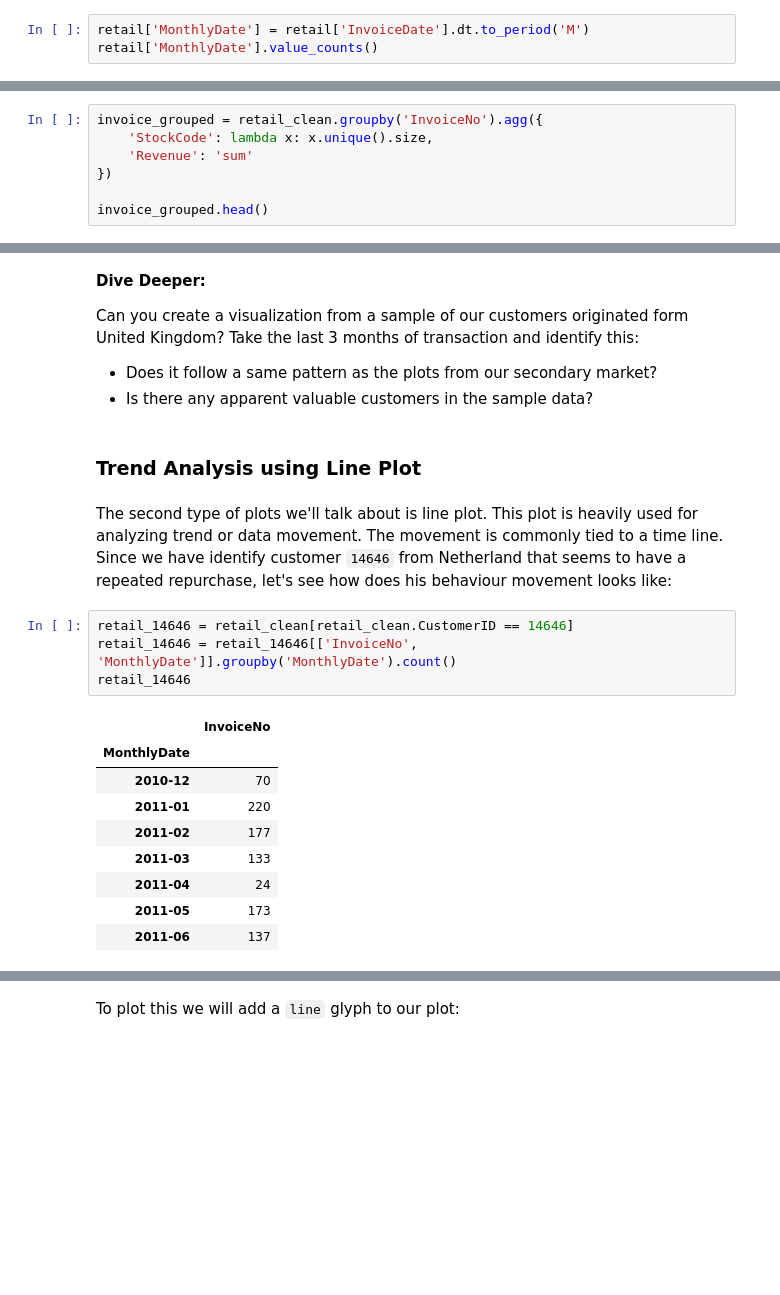
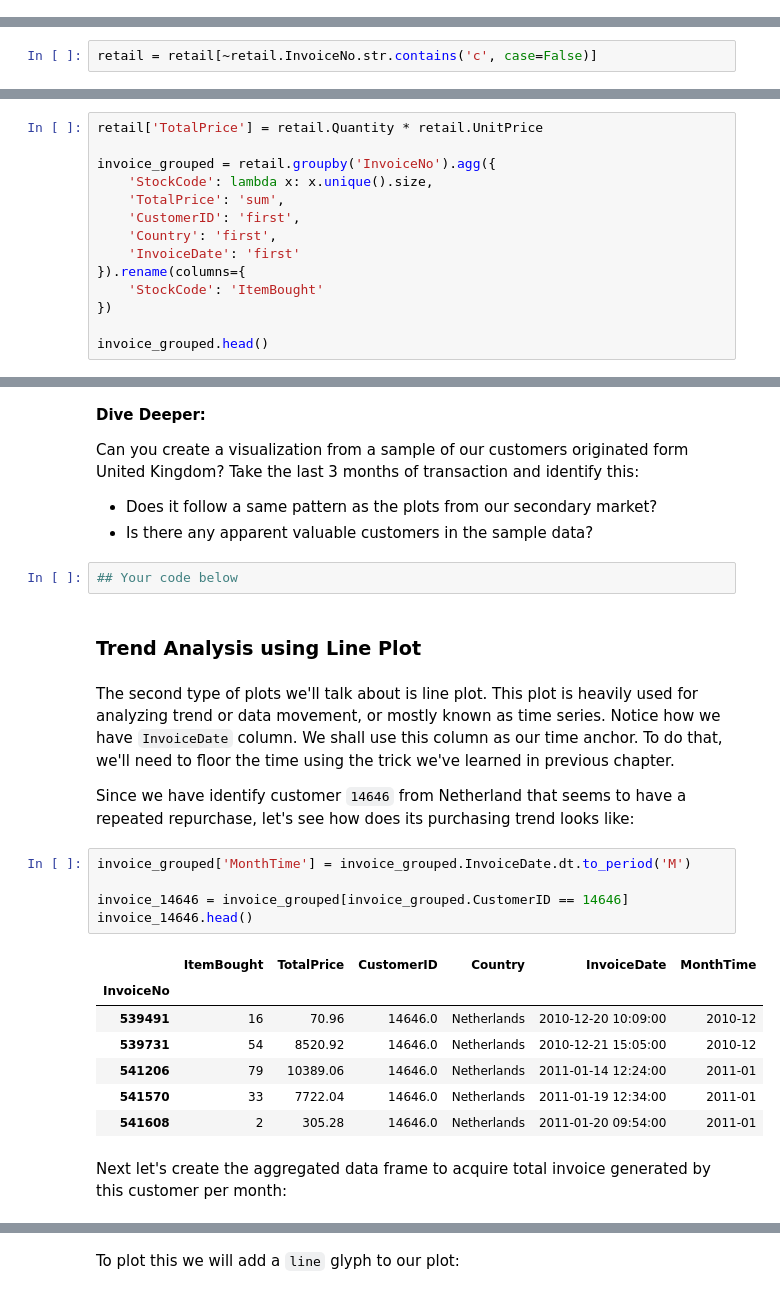
Before and after one commit to onlyphantom/tokopedia-fundamentals, a Jupyter notebook: 3_PythonDV/03_DV-in-Python.ipynb, the cells around one changed output, grey strips where cells are left out. Drawn from its saved outputs; the diff is of its cells as text; blank space fills up the shorter version.

```diff
--- a/3_PythonDV/03_DV-in-Python.ipynb
+++ b/3_PythonDV/03_DV-in-Python.ipynb
@@ -173,3 +206,0 @@ One more date feature extraction:
-# %%
-retail['MonthlyDate'] = retail['InvoiceDate'].dt.to_period('M')
-retail['MonthlyDate'].value_counts()
@@ -197,0 +218,2 @@ It is said that the `InvoiceNo` is uniquely assigned for each transaction, but i
+# %%
+retail = retail[~retail.InvoiceNo.str.contains('c', case=False)]
@@ -197,0 +224,14 @@ It is said that the `InvoiceNo` is uniquely assigned for each transaction, but i
+# %%
+retail['TotalPrice'] = retail.Quantity * retail.UnitPrice
+
+invoice_grouped = retail.groupby('InvoiceNo').agg({
+    'StockCode': lambda x: x.unique().size,
+    'TotalPrice': 'sum',
+    'CustomerID': 'first',
+    'Country': 'first',
+    'InvoiceDate': 'first'
+}).rename(columns={
+    'StockCode': 'ItemBought'
+})
+
+invoice_grouped.head()
@@ -231,7 +253,0 @@ dtype: object
-# %%
-invoice_grouped = retail_clean.groupby('InvoiceNo').agg({
-    'StockCode': lambda x: x.unique().size,
-    'Revenue': 'sum'
-})
-
-invoice_grouped.head()
@@ -336,21 +357,26 @@ Can you create a visualization from a sample of our customers originated form Un
 
 - Does it follow a same pattern as the plots from our secondary market?
 - Is there any apparent valuable customers in the sample data?
+# %%
+## Your code below
 # %% [markdown]
 ### Trend Analysis using Line Plot
 # %% [markdown]
-The second type of plots we'll talk about is line plot. This plot is heavily used for analyzing trend or data movement. The movement is commonly tied to a time line. Since we have identify customer `14646` from Netherland that seems to have a repeated repurchase, let's see how does his behaviour movement looks like:
+The second type of plots we'll talk about is line plot. This plot is heavily used for analyzing trend or data movement, or mostly known as time series. Notice how we have `InvoiceDate` column. We shall use this column as our time anchor. To do that, we'll need to floor the time using the trick we've learned in previous chapter.
+
+Since we have identify customer `14646` from Netherland that seems to have a repeated repurchase, let's see how does its purchasing trend looks like:
-# %%
-retail_14646 = retail_clean[retail_clean.CustomerID == 14646]
-retail_14646 = retail_14646[['InvoiceNo', 'MonthlyDate']].groupby('MonthlyDate').count()
-retail_14646
-# %% [output]
-|  | InvoiceNo |
-| MonthlyDate |  |
-| 2010-12 | 70 |
-| 2011-01 | 220 |
-| 2011-02 | 177 |
-| 2011-03 | 133 |
-| 2011-04 | 24 |
-| 2011-05 | 173 |
-| 2011-06 | 137 |
+# %%
+invoice_grouped['MonthTime'] = invoice_grouped.InvoiceDate.dt.to_period('M')
+
+invoice_14646 = invoice_grouped[invoice_grouped.CustomerID == 14646]
+invoice_14646.head()
+# %% [output]
+|  | ItemBought | TotalPrice | CustomerID | Country | InvoiceDate | MonthTime |
+| InvoiceNo |  |  |  |  |  |  |
+| 539491 | 16 | 70.96 | 14646.0 | Netherlands | 2010-12-20 10:09:00 | 2010-12 |
+| 539731 | 54 | 8520.92 | 14646.0 | Netherlands | 2010-12-21 15:05:00 | 2010-12 |
+| 541206 | 79 | 10389.06 | 14646.0 | Netherlands | 2011-01-14 12:24:00 | 2011-01 |
+| 541570 | 33 | 7722.04 | 14646.0 | Netherlands | 2011-01-19 12:34:00 | 2011-01 |
+| 541608 | 2 | 305.28 | 14646.0 | Netherlands | 2011-01-20 09:54:00 | 2011-01 |
+# %% [markdown]
+Next let's create the aggregated data frame to acquire total invoice generated by this customer per month:
```
Also changed, not shown: parts of 93 cells of this notebook, 20 other files.
